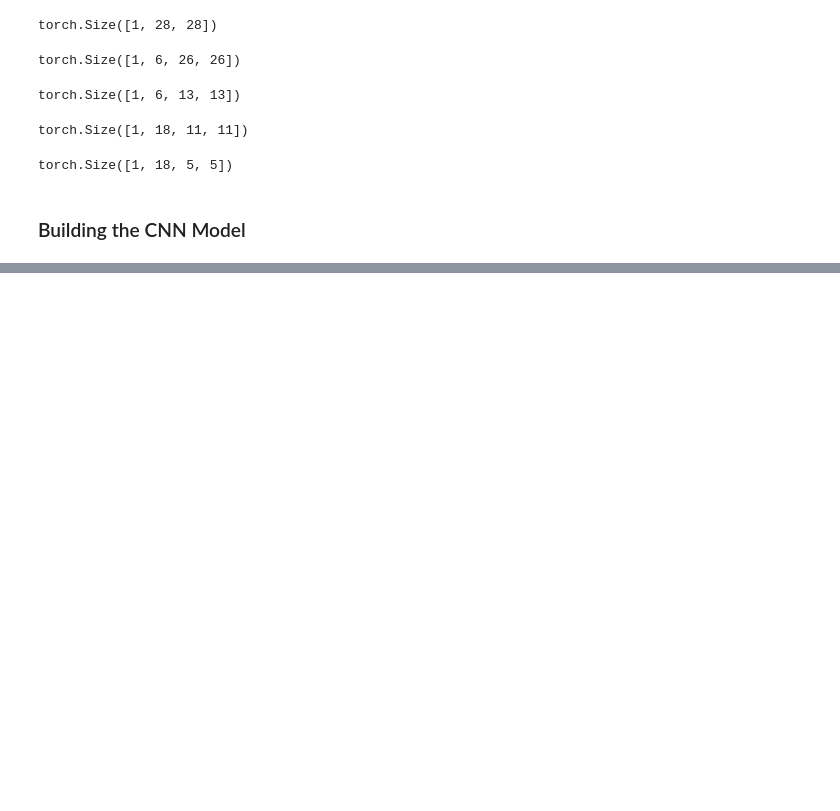
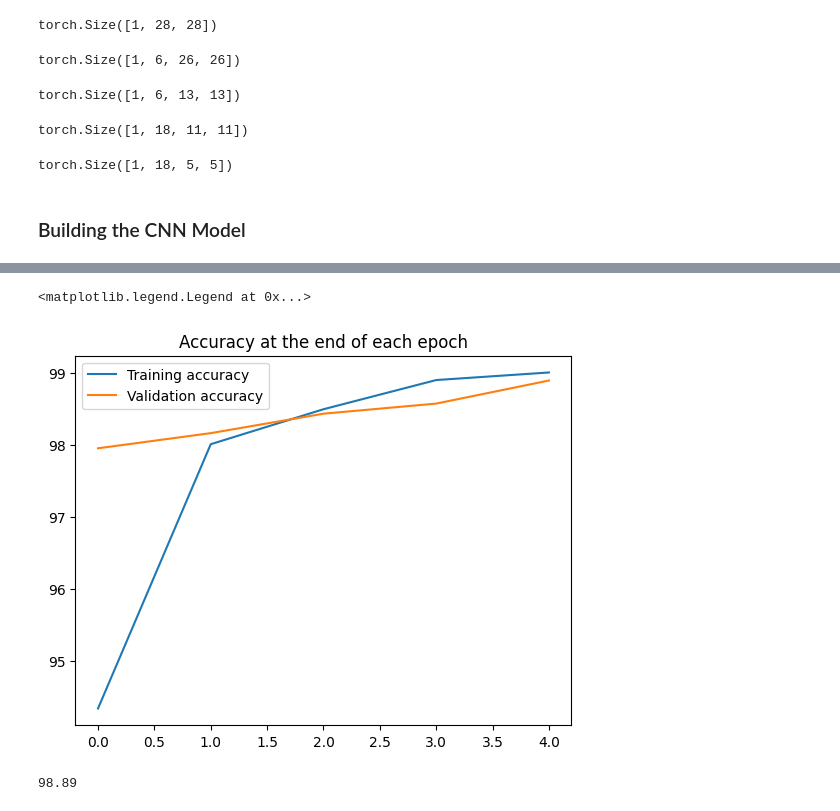
Before and after one commit to sgupt1802/MyTorchTuts, a Jupyter notebook: CNN_MNIST.ipynb, the cells around one changed output, grey strips where cells are left out. Drawn from its saved outputs; the diff is of its cells as text; code cells hidden in the pictures; blank space fills up the shorter version.

```diff
--- a/CNN_MNIST.ipynb
+++ b/CNN_MNIST.ipynb
@@ -173,0 +261,9 @@ optimizer=torch.optim.Adam(model.parameters(),lr=0.001)
+# %%
+## accuracy at the end of each graph
+plt.plot([t/600 for t in train_correct_list],label='Training accuracy')
+plt.plot([t/100 for t in test_correct_list],label='Validation accuracy')
+plt.title('Accuracy at the end of each epoch')
+plt.legend()
+# %% [output]
+<matplotlib.legend.Legend at 0x...>
+[figure, added]
@@ -173,0 +279,4 @@ optimizer=torch.optim.Adam(model.parameters(),lr=0.001)
+# %%
+correct.item()/len(test_data)*100
+# %% [output]
+98.89
```
Also changed, not shown: parts of 14 cells of this notebook.
